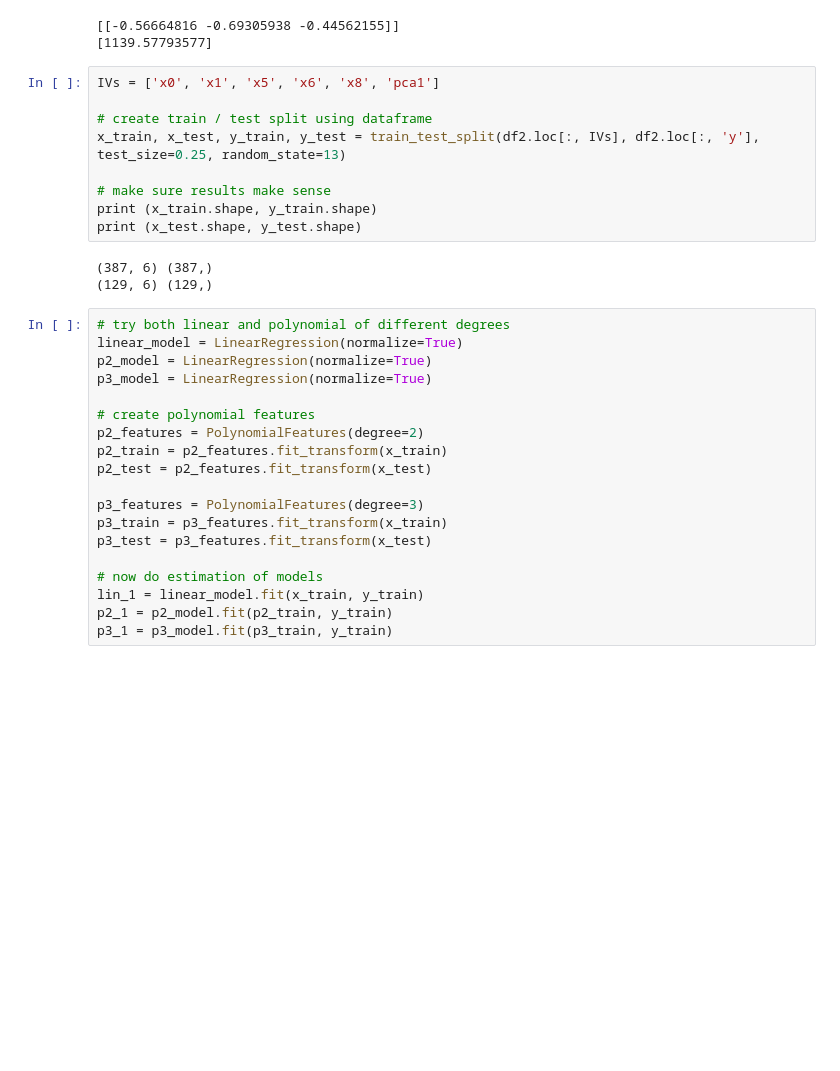
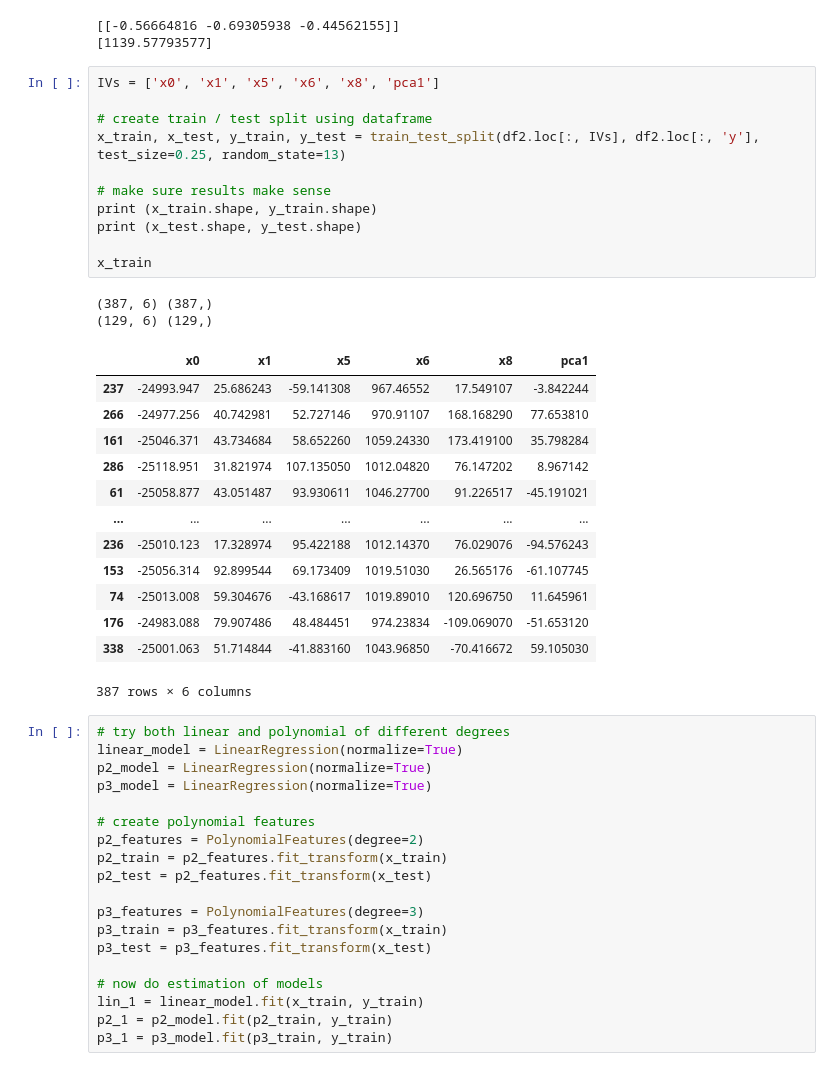
Before and after one commit to dh2di3oj2/code, a Jupyter notebook: midterm 1/class_regression_help.ipynb, the cells around one changed output. Saved outputs shown, nothing was run; the diff lists cells and outputs as text; blank space fills up the shorter version.

```diff
--- a/midterm 1/class_regression_help.ipynb
+++ b/midterm 1/class_regression_help.ipynb
@@ -157,15 +192,30 @@ print(pca2.singular_values_)
 # %%
 IVs = ['x0', 'x1', 'x5', 'x6', 'x8', 'pca1']
 
 # create train / test split using dataframe
 x_train, x_test, y_train, y_test = train_test_split(df2.loc[:, IVs], df2.loc[:, 'y'], test_size=0.25, random_state=13)
 
 # make sure results make sense
 print (x_train.shape, y_train.shape)
 print (x_test.shape, y_test.shape)
+
+x_train
 # %% [output]
 (387, 6) (387,)
 (129, 6) (129,)
+|  | x0 | x1 | x5 | x6 | x8 | pca1 |
+| 237 | -24993.947 | 25.686243 | -59.141308 | 967.46552 | 17.549107 | -3.842244 |
+| 266 | -24977.256 | 40.742981 | 52.727146 | 970.91107 | 168.168290 | 77.653810 |
+| 161 | -25046.371 | 43.734684 | 58.652260 | 1059.24330 | 173.419100 | 35.798284 |
+| 286 | -25118.951 | 31.821974 | 107.135050 | 1012.04820 | 76.147202 | 8.967142 |
+| 61 | -25058.877 | 43.051487 | 93.930611 | 1046.27700 | 91.226517 | -45.191021 |
+| ... | ... | ... | ... | ... | ... | ... |
+| 236 | -25010.123 | 17.328974 | 95.422188 | 1012.14370 | 76.029076 | -94.576243 |
+| 153 | -25056.314 | 92.899544 | 69.173409 | 1019.51030 | 26.565176 | -61.107745 |
+| 74 | -25013.008 | 59.304676 | -43.168617 | 1019.89010 | 120.696750 | 11.645961 |
+| 176 | -24983.088 | 79.907486 | 48.484451 | 974.23834 | -109.069070 | -51.653120 |
+| 338 | -25001.063 | 51.714844 | -41.883160 | 1043.96850 | -70.416672 | 59.105030 |
+387 rows × 6 columns
 # %%
 # try both linear and polynomial of different degrees
 linear_model = LinearRegression(normalize=True)
```
Also changed, not shown: parts of 11 cells of this notebook, 4 other files.
